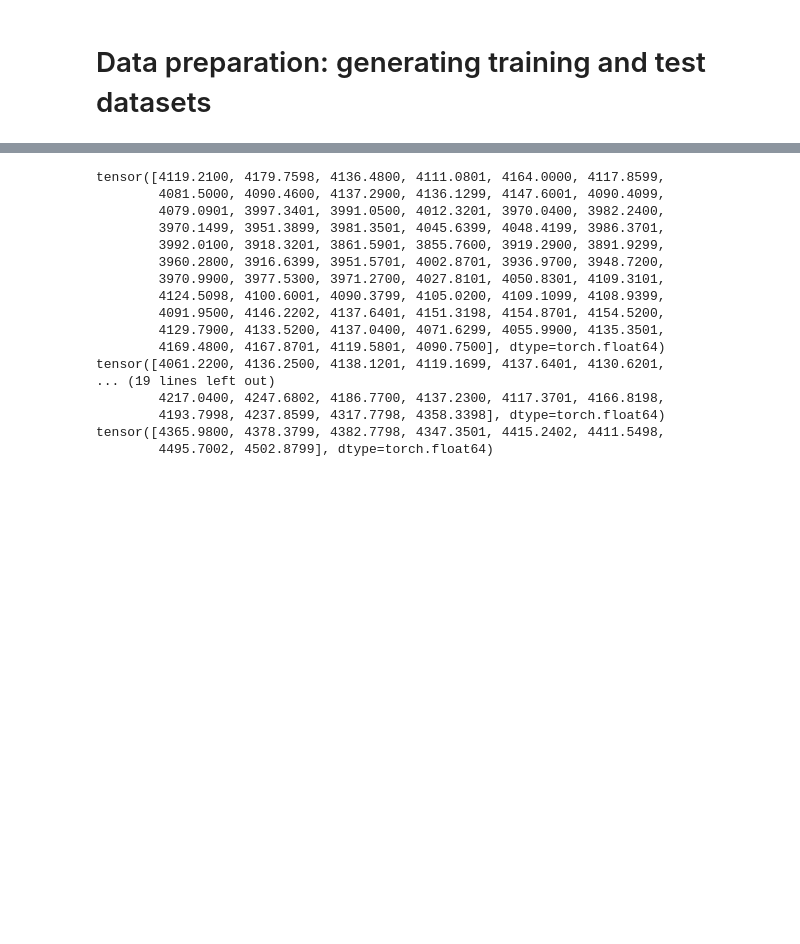
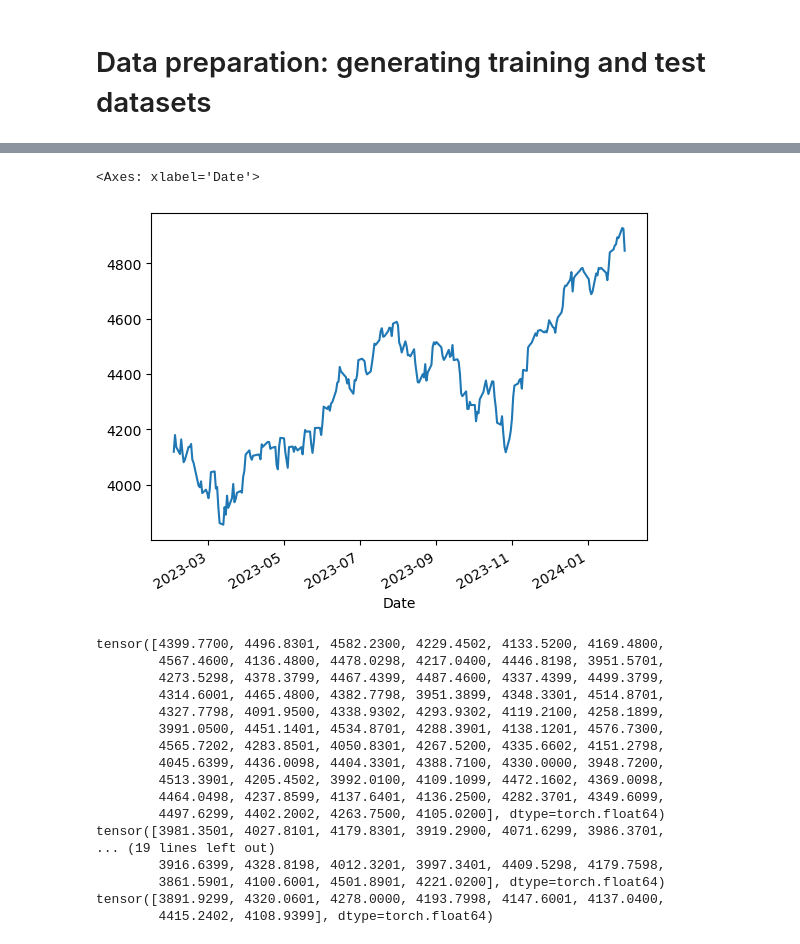
Before and after one commit to btrungvo/GAN-finance, a Jupyter notebook: notebooks/Trung_dataloader.ipynb, the cells around one changed output, grey strips where cells are left out. Cells and saved outputs as stored; diff of their text form; code cells hidden in the pictures; blank space fills up the shorter version.

```diff
--- a/notebooks/Trung_dataloader.ipynb
+++ b/notebooks/Trung_dataloader.ipynb
@@ -49,23 +66,28 @@ test = YahooDataset(test)
+# %%
+df.plot()
+# %% [output]
+<Axes: xlabel='Date'>
+[figure, added]
 # %%
 train_loader = DataLoader(train, batch_size = batch_size, shuffle = True)
 test_loader = DataLoader(test, batch_size = batch_size, shuffle = False)
-for i, batch in enumerate(dataloader):
+for i, batch in enumerate(train_loader):
     print(batch)
 # %% [output]
-tensor([4119.2100, 4179.7598, 4136.4800, 4111.0801, 4164.0000, 4117.8599,
-        4081.5000, 4090.4600, 4137.2900, 4136.1299, 4147.6001, 4090.4099,
-        4079.0901, 3997.3401, 3991.0500, 4012.3201, 3970.0400, 3982.2400,
-        3970.1499, 3951.3899, 3981.3501, 4045.6399, 4048.4199, 3986.3701,
-        3992.0100, 3918.3201, 3861.5901, 3855.7600, 3919.2900, 3891.9299,
-        3960.2800, 3916.6399, 3951.5701, 4002.8701, 3936.9700, 3948.7200,
-        3970.9900, 3977.5300, 3971.2700, 4027.8101, 4050.8301, 4109.3101,
-        4124.5098, 4100.6001, 4090.3799, 4105.0200, 4109.1099, 4108.9399,
-        4091.9500, 4146.2202, 4137.6401, 4151.3198, 4154.8701, 4154.5200,
-        4129.7900, 4133.5200, 4137.0400, 4071.6299, 4055.9900, 4135.3501,
-        4169.4800, 4167.8701, 4119.5801, 4090.7500], dtype=torch.float64)
-tensor([4061.2200, 4136.2500, 4138.1201, 4119.1699, 4137.6401, 4130.6201,
+tensor([4399.7700, 4496.8301, 4582.2300, 4229.4502, 4133.5200, 4169.4800,
+        4567.4600, 4136.4800, 4478.0298, 4217.0400, 4446.8198, 3951.5701,
+        4273.5298, 4378.3799, 4467.4399, 4487.4600, 4337.4399, 4499.3799,
+        4314.6001, 4465.4800, 4382.7798, 3951.3899, 4348.3301, 4514.8701,
+        4327.7798, 4091.9500, 4338.9302, 4293.9302, 4119.2100, 4258.1899,
+        3991.0500, 4451.1401, 4534.8701, 4288.3901, 4138.1201, 4576.7300,
+        4565.7202, 4283.8501, 4050.8301, 4267.5200, 4335.6602, 4151.2798,
+        4045.6399, 4436.0098, 4404.3301, 4388.7100, 4330.0000, 3948.7200,
+        4513.3901, 4205.4502, 3992.0100, 4109.1099, 4472.1602, 4369.0098,
+        4464.0498, 4237.8599, 4137.6401, 4136.2500, 4282.3701, 4349.6099,
+        4497.6299, 4402.2002, 4263.7500, 4105.0200], dtype=torch.float64)
+tensor([3981.3501, 4027.8101, 4179.8301, 3919.2900, 4071.6299, 3986.3701,
 ... (19 lines left out)
-        4217.0400, 4247.6802, 4186.7700, 4137.2300, 4117.3701, 4166.8198,
-        4193.7998, 4237.8599, 4317.7798, 4358.3398], dtype=torch.float64)
-tensor([4365.9800, 4378.3799, 4382.7798, 4347.3501, 4415.2402, 4411.5498,
-        4495.7002, 4502.8799], dtype=torch.float64)
+        3916.6399, 4328.8198, 4012.3201, 3997.3401, 4409.5298, 4179.7598,
+        3861.5901, 4100.6001, 4501.8901, 4221.0200], dtype=torch.float64)
+tensor([3891.9299, 4320.0601, 4278.0000, 4193.7998, 4147.6001, 4137.0400,
+        4415.2402, 4108.9399], dtype=torch.float64)
```
Also changed, not shown: parts of 9 cells of this notebook.
